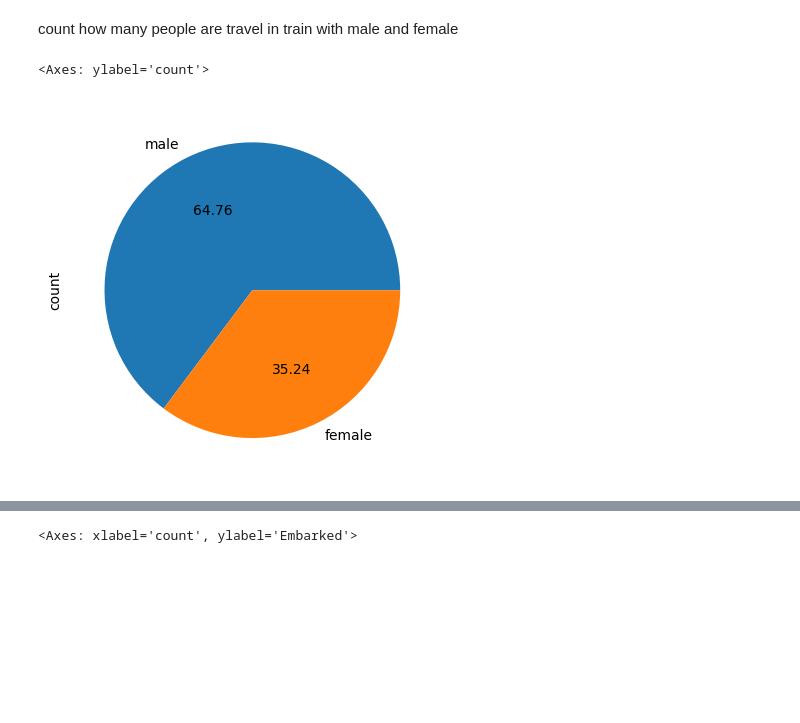
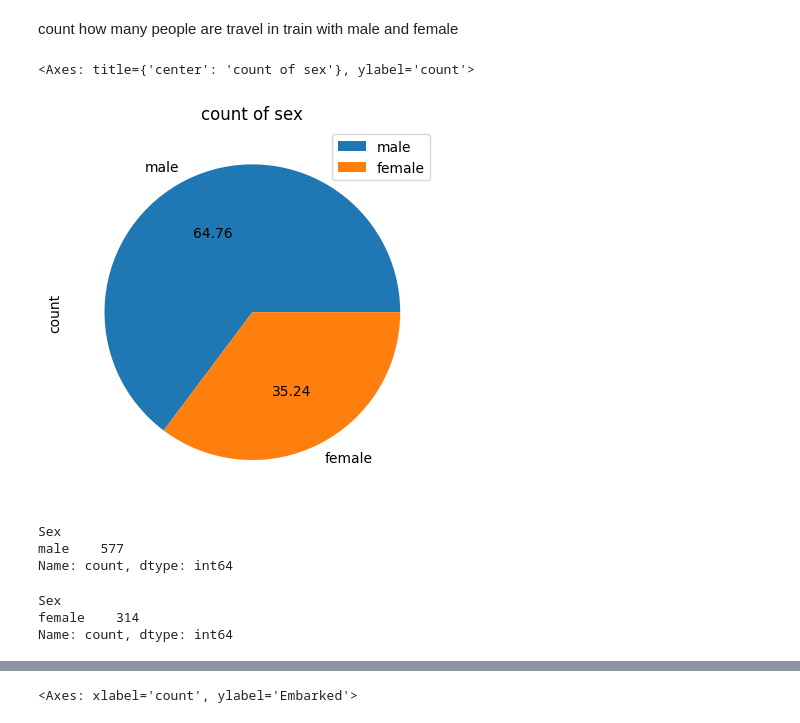
Before and after one commit to 960Subhamsingh/Data-Sciences, a Jupyter notebook: 4. understanding your data descriptive analysis/understanding your data descriptive analysis.ipynb, the cells around one changed output, grey strips where cells are left out. Drawn from its saved outputs; the diff is of its cells as text; code cells hidden in the pictures; blank space fills up the shorter version.

```diff
--- a/4. understanding your data descriptive analysis/understanding your data descriptive analysis.ipynb
+++ b/4. understanding your data descriptive analysis/understanding your data descriptive analysis.ipynb
@@ -116,7 +139,21 @@ df['Survived'].value_counts().plot(kind='bar')
 # %% [markdown]
 count how many people are  travel in train with male and female
 # %%
-df['Sex'].value_counts().plot(kind='pie', autopct='%.2f')
+df['Sex'].value_counts().plot(kind='pie', autopct='%.2f'  , legend=['Male' ,'Female'] , title='count of sex'  )
 # %% [output]
-<Axes: ylabel='count'>
+<Axes: title={'center': 'count of sex'}, ylabel='count'>
-[figure, old version]
+[figure, new version]
+# %%
+male=df[df['Sex']=='male']
+male.Sex.value_counts()
+# %% [output]
+Sex
+male    577
+Name: count, dtype: int64
+# %%
+female= df[df['Sex']=='female']
+female.Sex.value_counts()
+# %% [output]
+Sex
+female    314
+Name: count, dtype: int64
```
Also changed, not shown: parts of 7 cells of this notebook.
